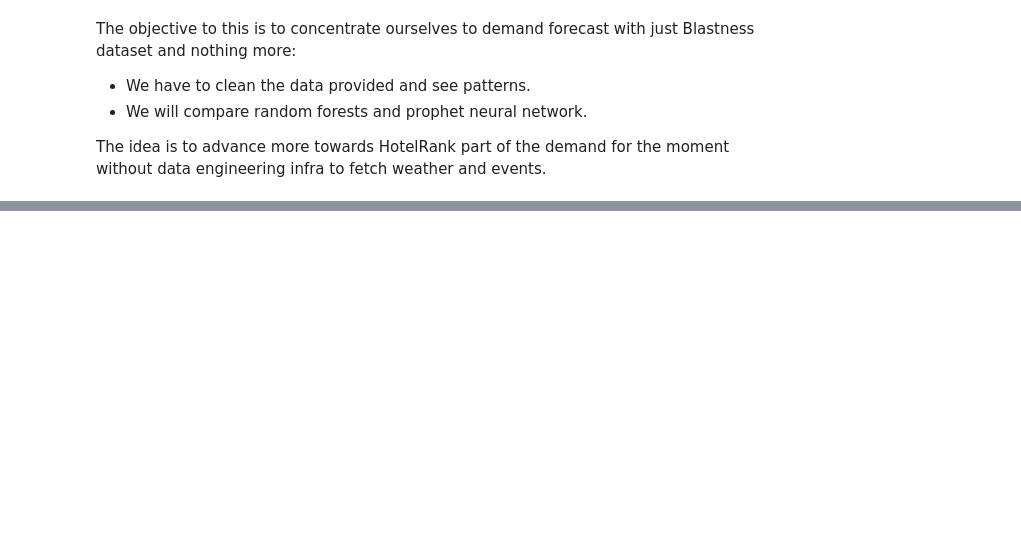
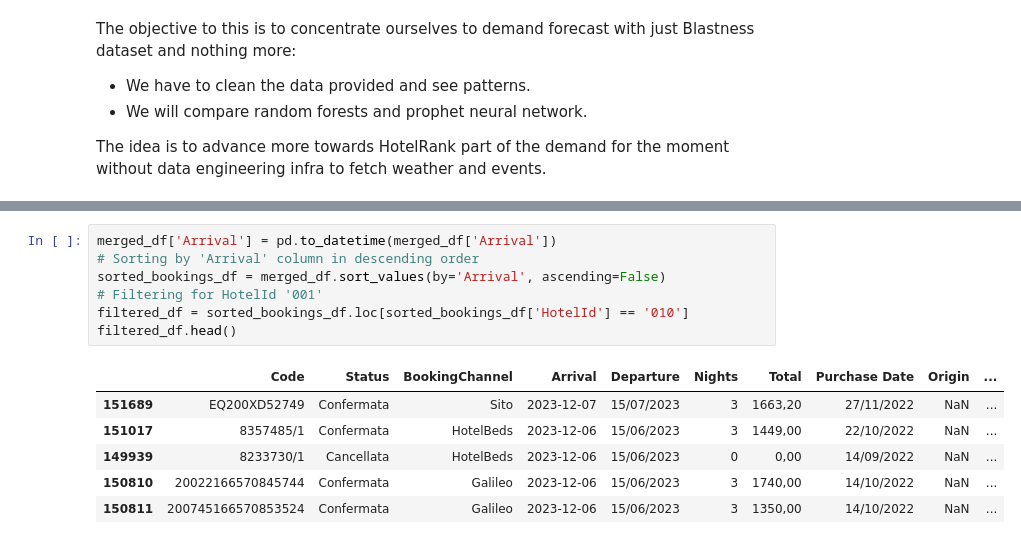
Before and after one commit to CCT-Dublin/capstone-project-feb-2024-pt-giorgiozoppi, a Jupyter notebook: DataExplationAndModel.ipynb, the cells around one changed output, grey strips where cells are left out. Drawn from its saved outputs; the diff is of its cells as text; blank space fills up the shorter version.

```diff
--- a/DataExplationAndModel.ipynb
+++ b/DataExplationAndModel.ipynb
@@ -56,0 +110,14 @@ IndentationError: unexpected indent (1351799555.py, line 27)
+# %%
+merged_df['Arrival'] = pd.to_datetime(merged_df['Arrival'])
+# Sorting by 'Arrival' column in descending order
+sorted_bookings_df = merged_df.sort_values(by='Arrival', ascending=False)
+# Filtering for HotelId '001'
+filtered_df = sorted_bookings_df.loc[sorted_bookings_df['HotelId'] == '010']
+filtered_df.head()
+# %% [output]
+|  | Code | Status | BookingChannel | Arrival | Departure | Nights | Total | Purchase Date | Origin | ... |
+| 151689 | EQ200XD52749 | Confermata | Sito | 2023-12-07 | 15/07/2023 | 3 | 1663,20 | 27/11/2022 | NaN | ... |
+| 151017 | 8357485/1 | Confermata | HotelBeds | 2023-12-06 | 15/06/2023 | 3 | 1449,00 | 22/10/2022 | NaN | ... |
+| 149939 | 8233730/1 | Cancellata | HotelBeds | 2023-12-06 | 15/06/2023 | 0 | 0,00 | 14/09/2022 | NaN | ... |
+| 150810 | 20022166570845744 | Confermata | Galileo | 2023-12-06 | 15/06/2023 | 3 | 1740,00 | 14/10/2022 | NaN | ... |
+| 150811 | 200745166570853524 | Confermata | Galileo | 2023-12-06 | 15/06/2023 | 3 | 1350,00 | 14/10/2022 | NaN | ... |
```
Also changed, not shown: parts of 5 cells of this notebook.
